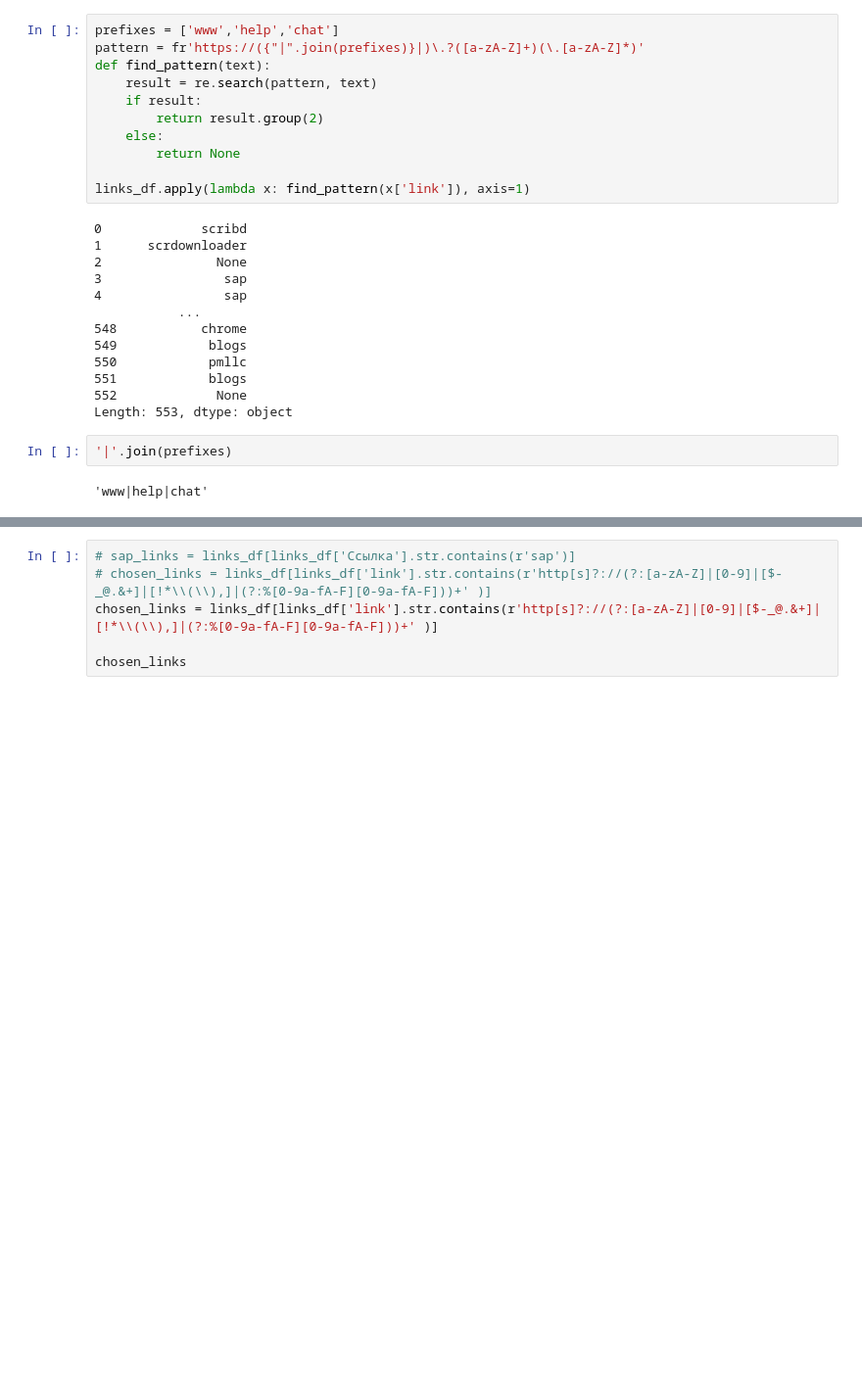
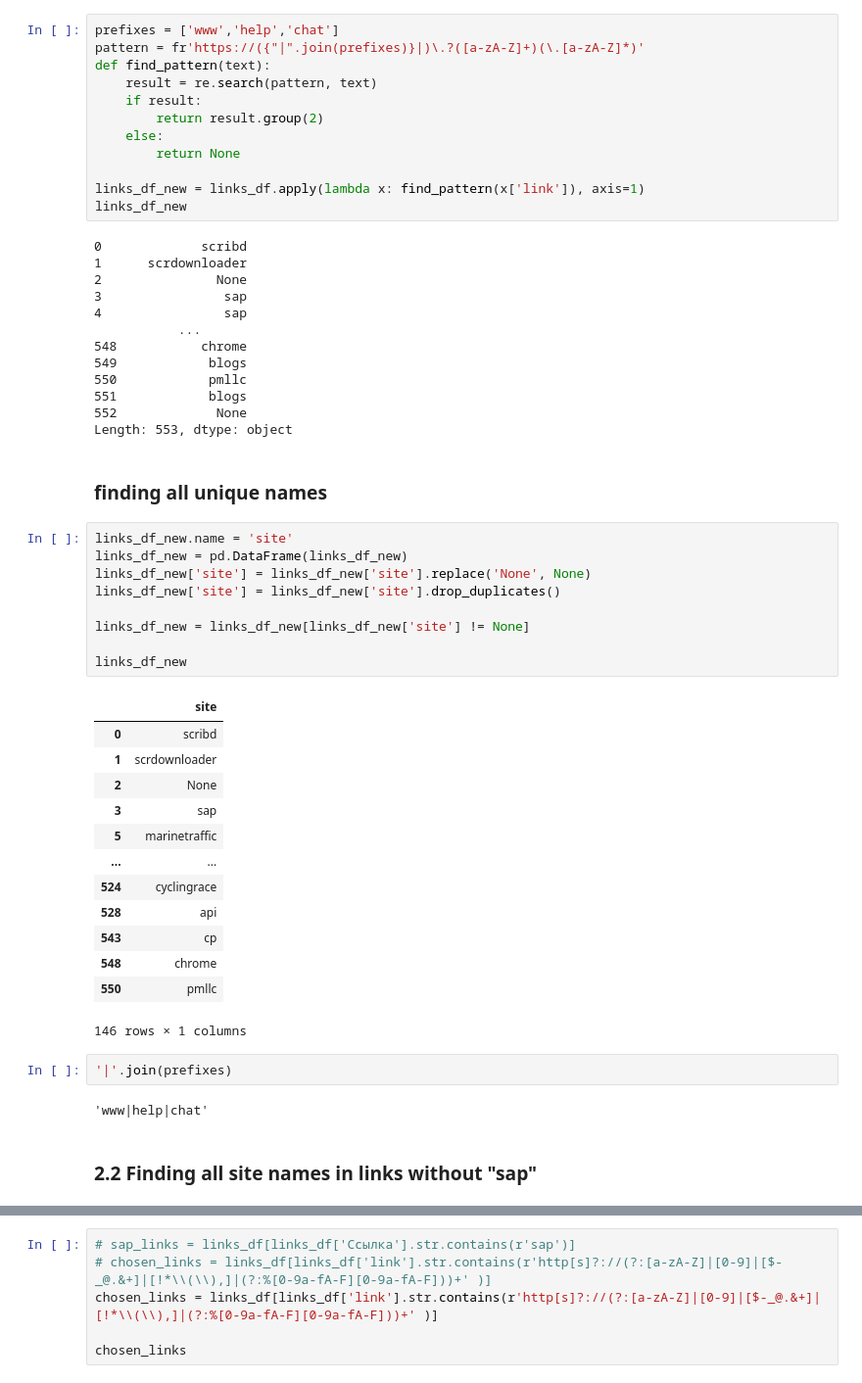
Before and after one commit to PeterOstr/suetin, a Jupyter notebook: regex_train/regex_train.ipynb, the cells around one changed output, grey strips where cells are left out. Shown: that part at 98% size. Drawn from its saved outputs; the diff is of its cells as text; blank space fills up the shorter version.

```diff
--- a/regex_train/regex_train.ipynb
+++ b/regex_train/regex_train.ipynb
@@ -214,7 +233,8 @@ def find_pattern(text):
     else:
         return None
 
-links_df.apply(lambda x: find_pattern(x['link']), axis=1)
+links_df_new = links_df.apply(lambda x: find_pattern(x['link']), axis=1)
+links_df_new
 # %% [output]
 0             scribd
 1      scrdownloader
@@ -228,7 +248,34 @@ links_df.apply(lambda x: find_pattern(x['link']), axis=1)
 551            blogs
 552             None
 Length: 553, dtype: object
+# %% [markdown]
+### finding all unique names
+# %%
+links_df_new.name = 'site'
+links_df_new = pd.DataFrame(links_df_new)
+links_df_new['site'] = links_df_new['site'].replace('None', None)
+links_df_new['site'] = links_df_new['site'].drop_duplicates()
+
+links_df_new = links_df_new[links_df_new['site'] != None]
+
+links_df_new
+# %% [output]
+|  | site |
+| 0 | scribd |
+| 1 | scrdownloader |
+| 2 | None |
+| 3 | sap |
+| 5 | marinetraffic |
+| ... | ... |
+| 524 | cyclingrace |
+| 528 | api |
+| 543 | cp |
+| 548 | chrome |
+| 550 | pmllc |
+146 rows × 1 columns
 # %%
 '|'.join(prefixes)
 # %% [output]
 'www|help|chat'
+# %% [markdown]
+### 2.2 Finding all site names in links without "sap"
```
Also changed, not shown: parts of 13 cells of this notebook.
